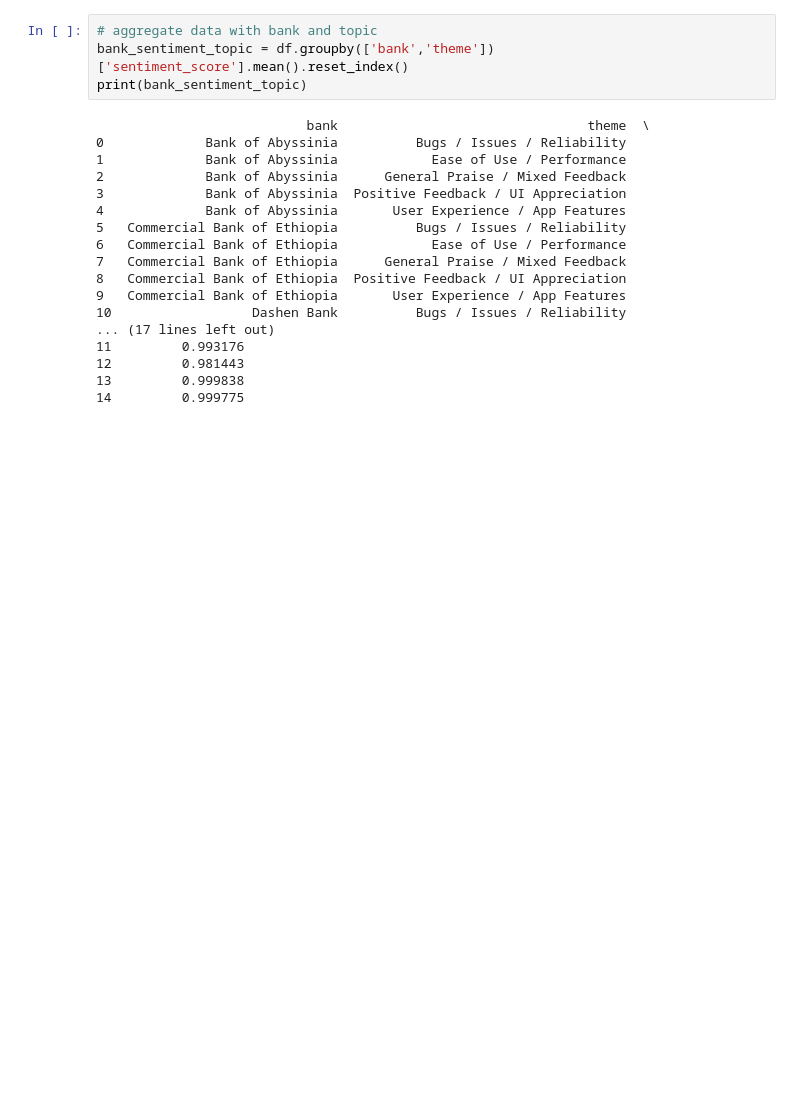
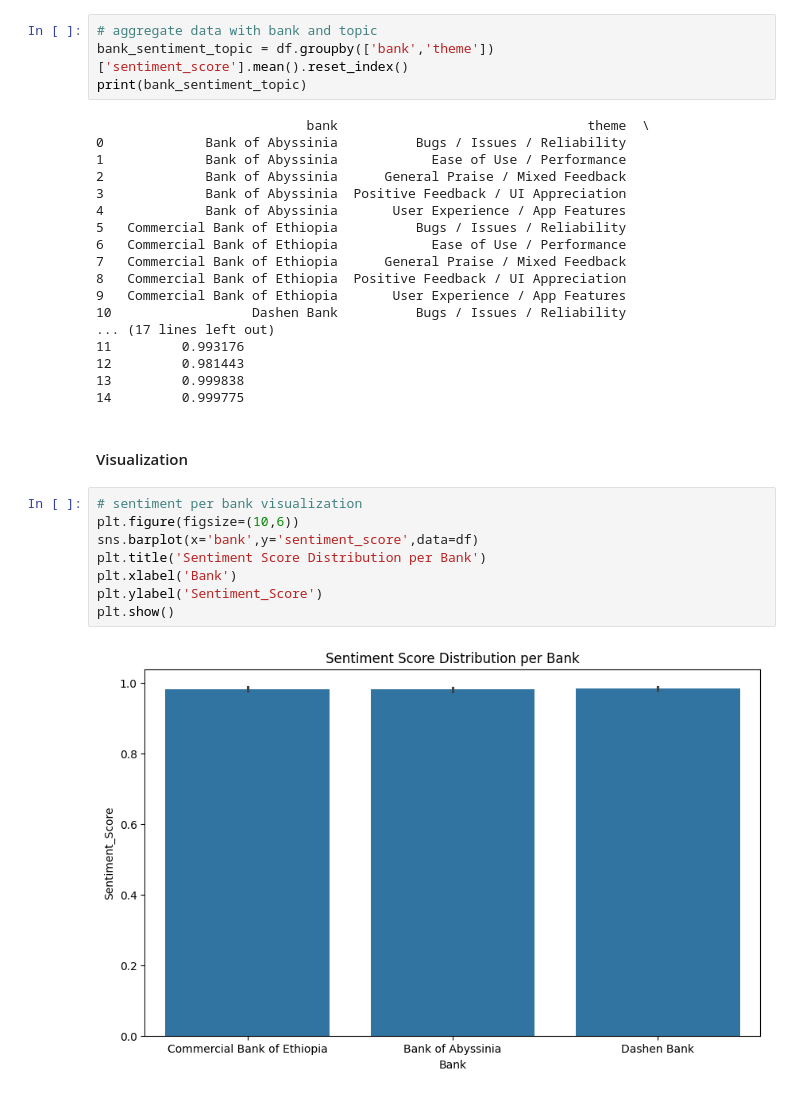
Before and after one commit to Kidist-c/Customer_Experience_Analytics, a Jupyter notebook: notebooks/visualize_insights.ipynb, the cells around one changed output. Drawn from its saved outputs; the diff is of its cells as text; blank space fills up the shorter version.

Commit message:
visualize the insights with plots

```diff
--- a/notebooks/visualize_insights.ipynb
+++ b/notebooks/visualize_insights.ipynb
@@ -51,3 +51,15 @@ print(bank_sentiment_topic)
 12         0.981443
 13         0.999838
 14         0.999775
+# %% [markdown]
+#### Visualization
+# %%
+# sentiment per bank visualization
+plt.figure(figsize=(10,6))
+sns.barplot(x='bank',y='sentiment_score',data=df)
+plt.title('Sentiment Score Distribution per Bank')
+plt.xlabel('Bank')
+plt.ylabel('Sentiment_Score')
+plt.show()
+# %% [output]
+[figure, added]
```
Also changed, not shown: parts of 3 cells of this notebook.
